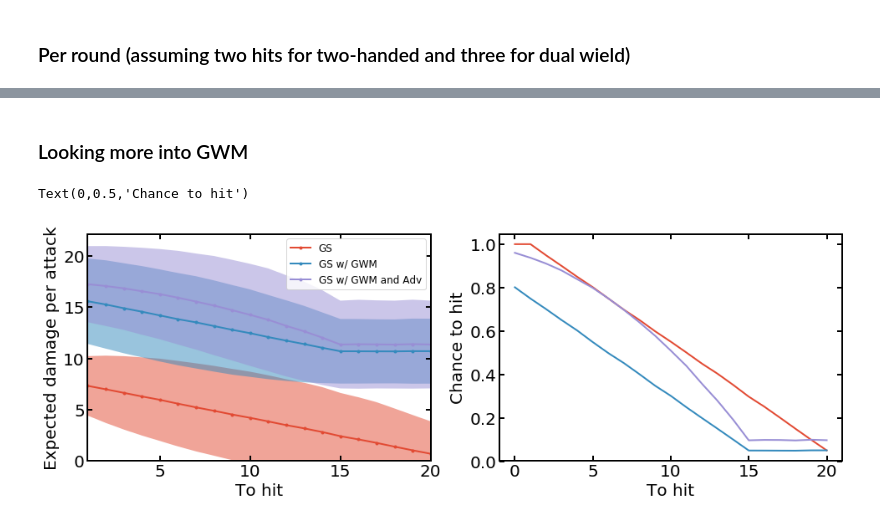
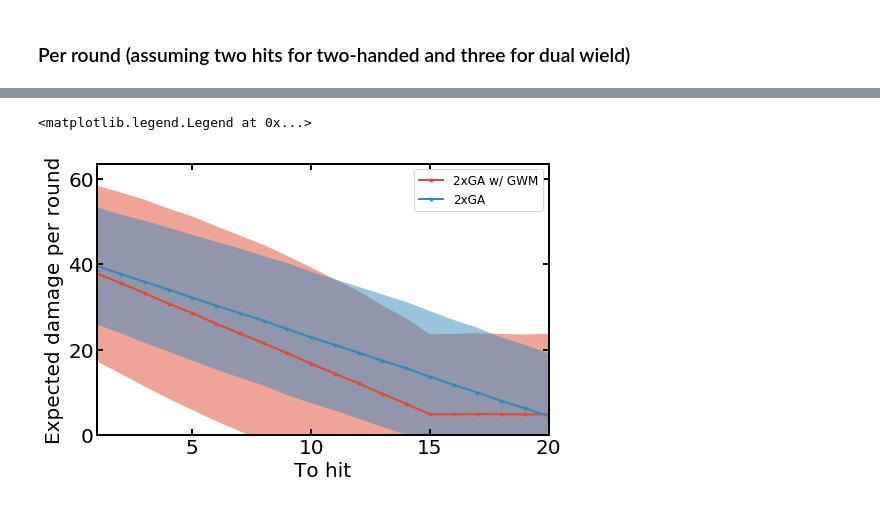
Before and after one commit to aaronsharpe/DnD, a Jupyter notebook: Melee attack.ipynb, the cells around one changed output, grey strips where cells are left out. Cells and saved outputs as stored; diff of their text form; code cells hidden in the pictures.

```diff
--- a/Melee attack.ipynb
+++ b/Melee attack.ipynb
@@ -239,7 +240,7 @@ gs_both_std = []
 
 for cur_ac in ac:
     cur_hit_chance, cur_crit_chance, cur_mean, cur_std = melee_stats(100000, cur_ac,
-                                                                           hit_die = 6, num_hit_die = 2,
+                                                                           hit_die = 6, num_hit_dice = 2,
                                                                            reroll = True, GWM = True)
     hit_chance.append(cur_hit_chance)
     crit_chance.append(cur_crit_chance)
@@ -296,7 +286,7 @@ ga_std = []
 
 for cur_ac in ac:
     cur_hit_chance, cur_crit_chance, cur_mean, cur_std = melee_stats(100000, cur_ac, hit_die = 12,
-                                                                          num_hit_die = 1)
+                                                                          num_hit_dice = 1)
     hit_chance.append(cur_hit_chance)
     crit_chance.append(cur_crit_chance)
     ga_mean.append(cur_mean)
@@ -411,15 +579,0 @@ for cur_ac in ac:
-# %%
-ac = range(21)
-hit_chance = []
-crit_chance = []
-ba_19crit_mean = []
-ba_19crit_std = []
-
-for cur_ac in ac:
-    cur_hit_chance, cur_crit_chance, cur_mean, cur_std = melee_stats(100000, cur_ac,
-                                                                           hit_die = 8, num_hit_die = 1,
-                                                                           crit_19 = True)
-    hit_chance.append(cur_hit_chance)
-    crit_chance.append(cur_crit_chance)
-    ba_19crit_mean.append(cur_mean)
-    ba_19crit_std.append(cur_std)
@@ -539,44 +708,42 @@ plt.legend(fontsize=12)
-# %% [markdown]
-### Looking more into GWM
 # %%
-fig,ax = plt.subplots(figsize = (10*1.618,5))
+fig,ax = plt.subplots(figsize = (5*1.618,5))
 
 
-plt.subplot(121)
-numattack = 1
-plt.plot(ac,[numattack*y for y in gs_mean],'.-',label='GS')
-plt.fill_between(ac,
-                 [numattack*y - numattack*std for (y, std) in zip(gs_mean,gs_std)],
-                 [numattack*y + numattack*std for (y, std) in zip(gs_mean,gs_std)],
-                alpha=0.5)
+means = [ga_GWM_mean]
+std = [ga_GWM_std]
+hit_chances = [ga_GWM_hit_chance]
+labels = ['2xGA w/ GWM']
 
-plt.plot(ac,[numattack*y for y in gs_GWM_mean],'.-',label='GS w/ GWM')
-plt.fill_between(ac,
-                 [numattack*y - numattack*std for (y, std) in zip(gs_GWM_mean,gs_GWM_std)],
-                 [numattack*y + numattack*std for (y, std) in zip(gs_GWM_mean,gs_GWM_std)],
-                alpha=0.5)
+numattacks = 2
+mod = 7
+for mean, std, hit_chance, label in zip(means, std, hit_chances, labels):
+    plt.plot(ac,[numattacks*y + numattacks*mod*chance for (y, chance) in zip(mean, hit_chance)],'.-',label=label)
+    plt.fill_between(ac,
+                     [numattacks*y + numattacks*mod*chance - numattacks*std for (y, chance, std) in zip(mean, hit_chance, std)],
+                     [numattacks*y + numattacks*mod*chance + numattacks*std for (y, chance, std) in zip(mean, hit_chance, std)],
+                    alpha=0.5)
 
-plt.plot(ac,[numattack*y for y in gs_GWM_adv_mean],'.-',label='GS w/ GWM and Adv')
-plt.fill_between(ac,
-                 [numattack*y - numattack*std for (y, std) in zip(gs_GWM_adv_mean,gs_GWM_adv_std)],
-                 [numattack*y + numattack*std for (y, std) in zip(gs_GWM_adv_mean,gs_GWM_adv_std)],
-                alpha=0.5)
+means = [ga_mean]
+std = [ga_std]
+hit_chances = [ga_hit_chance]
+labels = ['2xGA']
+
+numattacks = 2
+mod = 12
+for mean, std, hit_chance, label in zip(means, std, hit_chances, labels):
+    plt.plot(ac,[numattacks*y + numattacks*mod*chance for (y, chance) in zip(mean, hit_chance)],'.-',label=label)
+    plt.fill_between(ac,
+                     [numattacks*y + numattacks*mod*chance - numattacks*std for (y, chance, std) in zip(mean, hit_chance, std)],
+                     [numattacks*y + numattacks*mod*chance + numattacks*std for (y, chance, std) in zip(mean, hit_chance, std)],
+                    alpha=0.5)
 
 plt.xlim(1,20)
 plt.ylim(0)
 
 plt.xlabel('To hit')
-plt.ylabel('Expected damage per attack')
+plt.ylabel('Expected damage per round')
 
 plt.legend(fontsize=12)
-
-
-plt.subplot(122)
-plt.plot(ac,gs_hit_chance)
-plt.plot(ac,gs_GWM_hit_chance)
-plt.plot(ac,gs_GWM_adv_hit_chance)
-plt.xlabel('To hit')
-plt.ylabel('Chance to hit')
 # %% [output]
-Text(0,0.5,'Chance to hit')
+<matplotlib.legend.Legend at 0x...>
-[figure, old version]
+[figure, new version]
```
Also changed, not shown: parts of 38 cells of this notebook.
